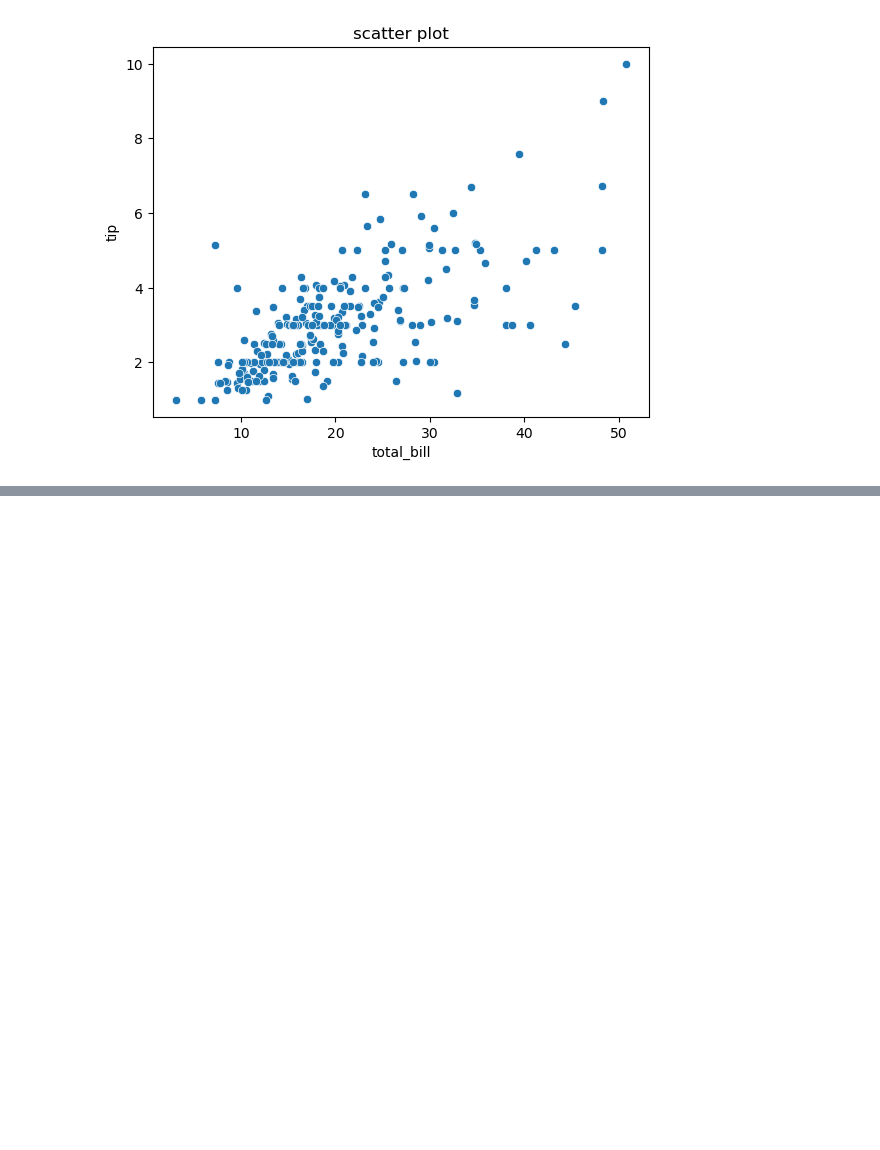
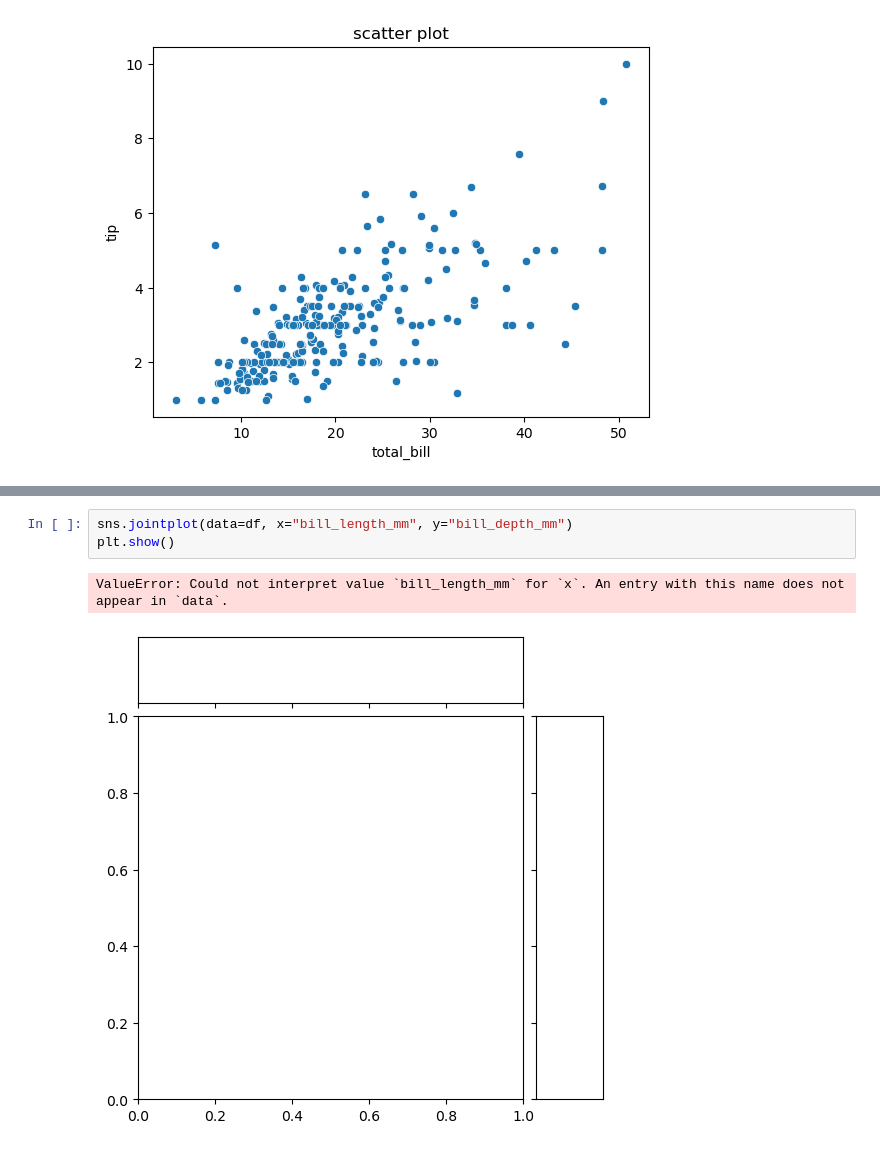
Before and after one commit to aryanra419/Python-class-notes, a Jupyter notebook: visualization.ipynb, the cells around one changed output, grey strips where cells are left out. Drawn from its saved outputs; the diff is of its cells as text; blank space fills up the shorter version.

```diff
--- a/visualization.ipynb
+++ b/visualization.ipynb
@@ -263,0 +334,6 @@ To https://github.com/aryanra419/Python-class-notes
+# %%
+sns.jointplot(data=df, x="bill_length_mm", y="bill_depth_mm")
+plt.show()
+# %% [output]
+ValueError: Could not interpret value `bill_length_mm` for `x`. An entry with this name does not appear in `data`.
+[figure, added]
```
Also changed, not shown: parts of 14 cells of this notebook.
